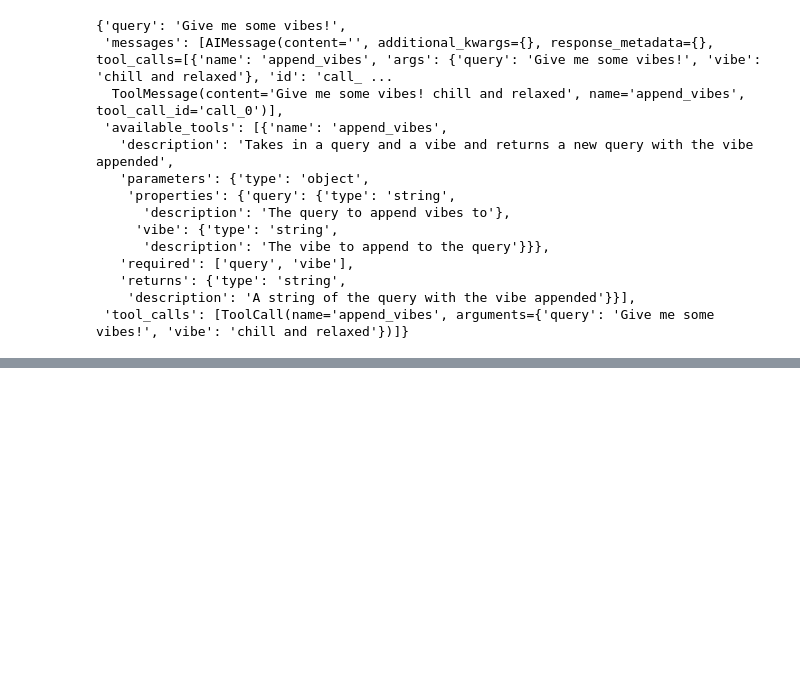
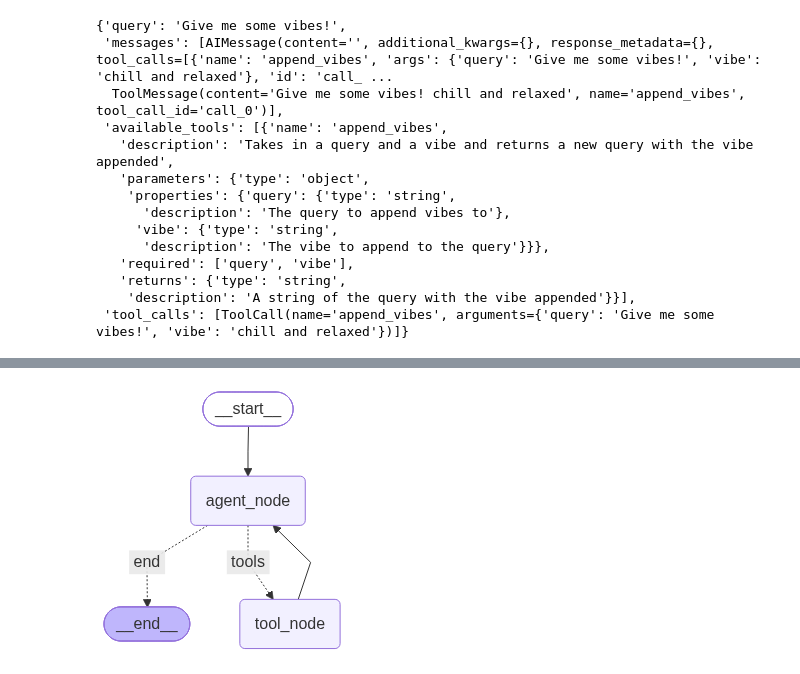
Before and after one commit to ANURAGYADAV008/Ai-engineering, a Jupyter notebook: notebook/week3/langraph.ipynb, the cells around one changed output, grey strips where cells are left out. Cells and saved outputs as stored; diff of their text form; code cells hidden in the pictures; blank space fills up the shorter version.

Commit message:
implement query expansion module using LangGraph

```diff
--- a/notebook/week3/langraph.ipynb
+++ b/notebook/week3/langraph.ipynb
@@ -282,0 +365,34 @@ result
+# %%
+def tool_router(state: State) -> str:
+    """Decide wheather to continue or not"""
+    if state.iteration>1:
+        return "end"
+    elif len(state.tool_calls) > 0:
+        return "tools"
+    else:
+        return "end"
+# %%
+workflow = StateGraph(State)
+
+tools = [append_vibes]
+tool_node = ToolNode(tools)
+tool_description=get_tool_descriptions(tools)
+
+workflow.add_node("agent_node",agent_node)
+workflow.add_node("tool_node", tool_node)
+workflow.add_edge(START, "agent_node")
+workflow.add_conditional_edges(
+    "agent_node",
+    tool_router,
+    {
+        "tools": "tool_node",
+        "end": END
+    }
+)
+workflow.add_edge("tool_node","agent_node")
+
+graph = workflow.compile()
+# %%
+display(Image(graph.get_graph().draw_mermaid_png()))
+# %% [output]
+[figure, added]
```
Also changed, not shown: parts of 9 cells of this notebook, 6 other files.
